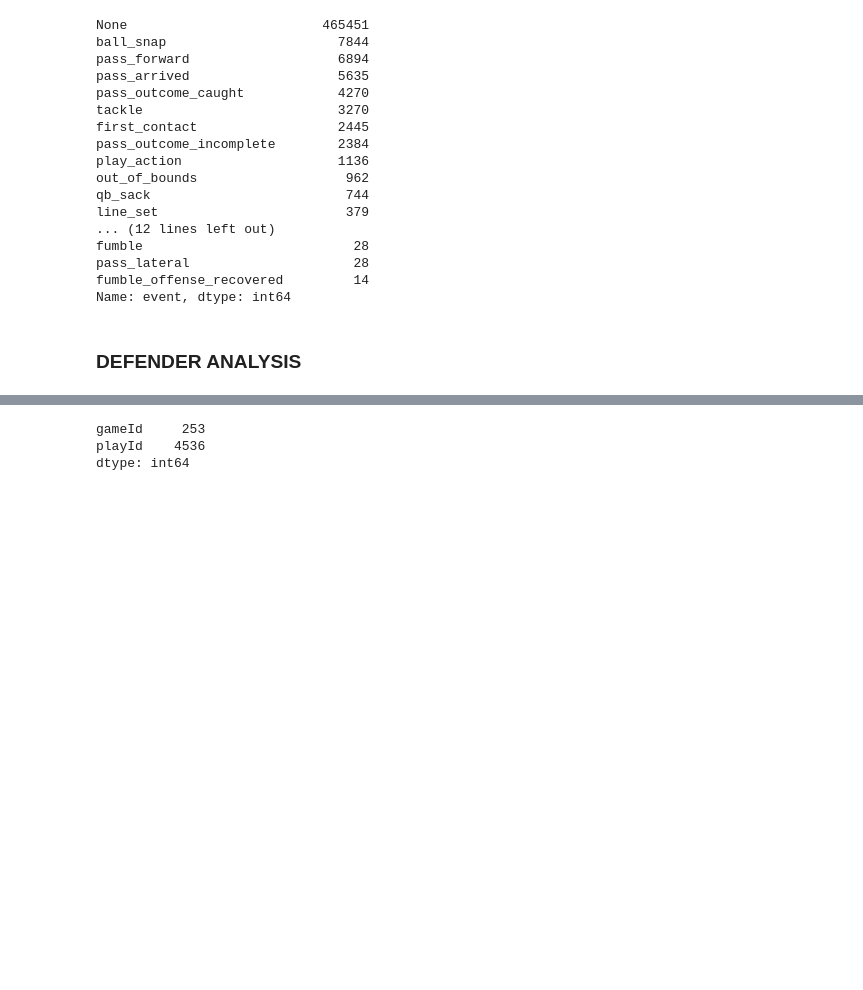
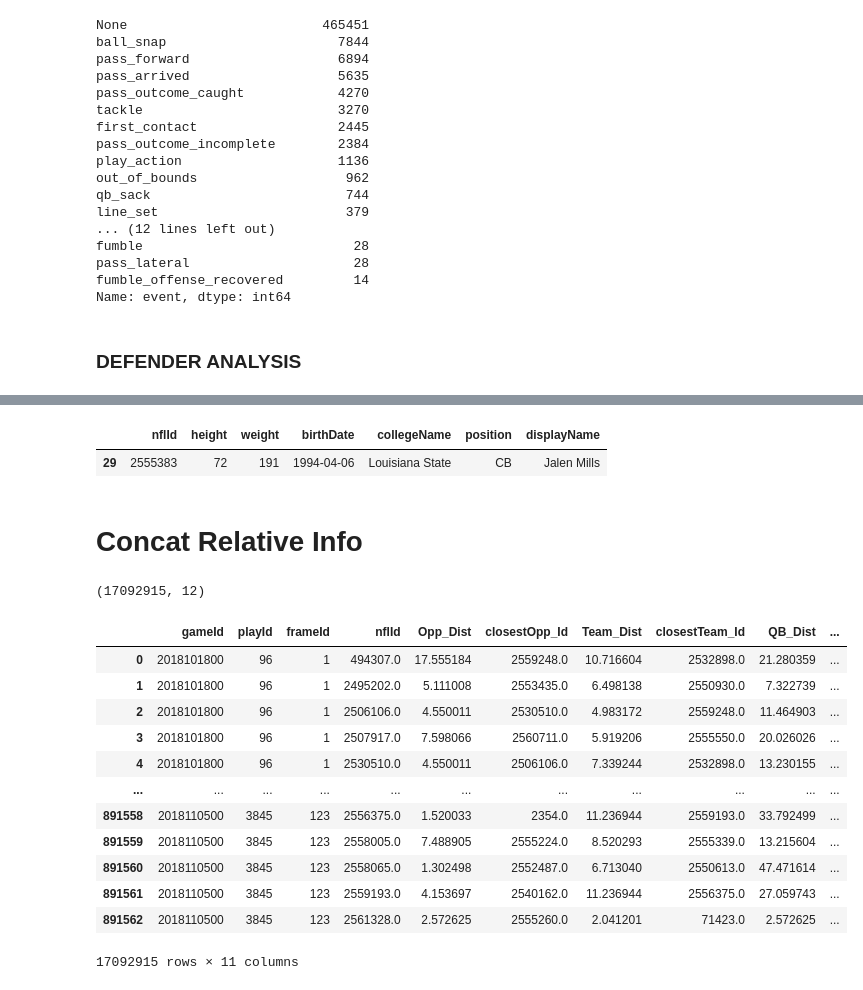
Before and after one commit to d-r-n/APM-Term-Project, a Jupyter notebook: old_notebooks/Merging, and Exporting Team CSVs.ipynb, the cells around one changed output, grey strips where cells are left out. Saved outputs shown, nothing was run; the diff lists cells and outputs as text; code cells hidden in the pictures; blank space fills up the shorter version.

```diff
--- a/Merging, and Exporting Team CSVs.ipynb
+++ b/old_notebooks/Merging, and Exporting Team CSVs.ipynb
@@ -320,6 +288,38 @@ Name: 492, dtype: object
-# %%
-cb_wr[['gameId','playId']].nunique()
-# %% [output]
-gameId     253
-playId    4536
-dtype: int64
+# %%
+import pandas as pd
+players = pd.read_csv('nfl-big-data-bowl-2021/players.csv')
+players[players['nflId']==2555383.0]
+# %% [output]
+|  | nflId | height | weight | birthDate | collegeName | position | displayName |
+| 29 | 2555383 | 72 | 191 | 1994-04-06 | Louisiana State | CB | Jalen Mills |
+# %% [markdown]
+# Concat Relative Info
+# %%
+# Concat all week csv files
+import glob
+import os
+os.chdir("/Users/DRNPRO/Documents/GitHub/APM-Term-Project/additional_data/realtive_info")
+extension = 'csv'
+all_filenames = [i for i in glob.glob('*.{}'.format(extension))]
+relative_df = pd.concat([pd.read_csv(f) for f in all_filenames ])
+# %%
+relative_df.shape
+# %% [output]
+(17092915, 12)
+# %%
+relative_df=relative_df.drop(columns='Unnamed: 0')
+relative_df
+# %% [output]
+|  | gameId | playId | frameId | nflId | Opp_Dist | closestOpp_Id | Team_Dist | closestTeam_Id | QB_Dist | ... |
+| 0 | 2018101800 | 96 | 1 | 494307.0 | 17.555184 | 2559248.0 | 10.716604 | 2532898.0 | 21.280359 | ... |
+| 1 | 2018101800 | 96 | 1 | 2495202.0 | 5.111008 | 2553435.0 | 6.498138 | 2550930.0 | 7.322739 | ... |
+| 2 | 2018101800 | 96 | 1 | 2506106.0 | 4.550011 | 2530510.0 | 4.983172 | 2559248.0 | 11.464903 | ... |
+| 3 | 2018101800 | 96 | 1 | 2507917.0 | 7.598066 | 2560711.0 | 5.919206 | 2555550.0 | 20.026026 | ... |
+| 4 | 2018101800 | 96 | 1 | 2530510.0 | 4.550011 | 2506106.0 | 7.339244 | 2532898.0 | 13.230155 | ... |
+| ... | ... | ... | ... | ... | ... | ... | ... | ... | ... | ... |
+| 891558 | 2018110500 | 3845 | 123 | 2556375.0 | 1.520033 | 2354.0 | 11.236944 | 2559193.0 | 33.792499 | ... |
+| 891559 | 2018110500 | 3845 | 123 | 2558005.0 | 7.488905 | 2555224.0 | 8.520293 | 2555339.0 | 13.215604 | ... |
+| 891560 | 2018110500 | 3845 | 123 | 2558065.0 | 1.302498 | 2552487.0 | 6.713040 | 2550613.0 | 47.471614 | ... |
+| 891561 | 2018110500 | 3845 | 123 | 2559193.0 | 4.153697 | 2540162.0 | 11.236944 | 2556375.0 | 27.059743 | ... |
+| 891562 | 2018110500 | 3845 | 123 | 2561328.0 | 2.572625 | 2555260.0 | 2.041201 | 71423.0 | 2.572625 | ... |
+17092915 rows × 11 columns
```
Also changed, not shown: parts of 9 cells of this notebook, 12 other files.
